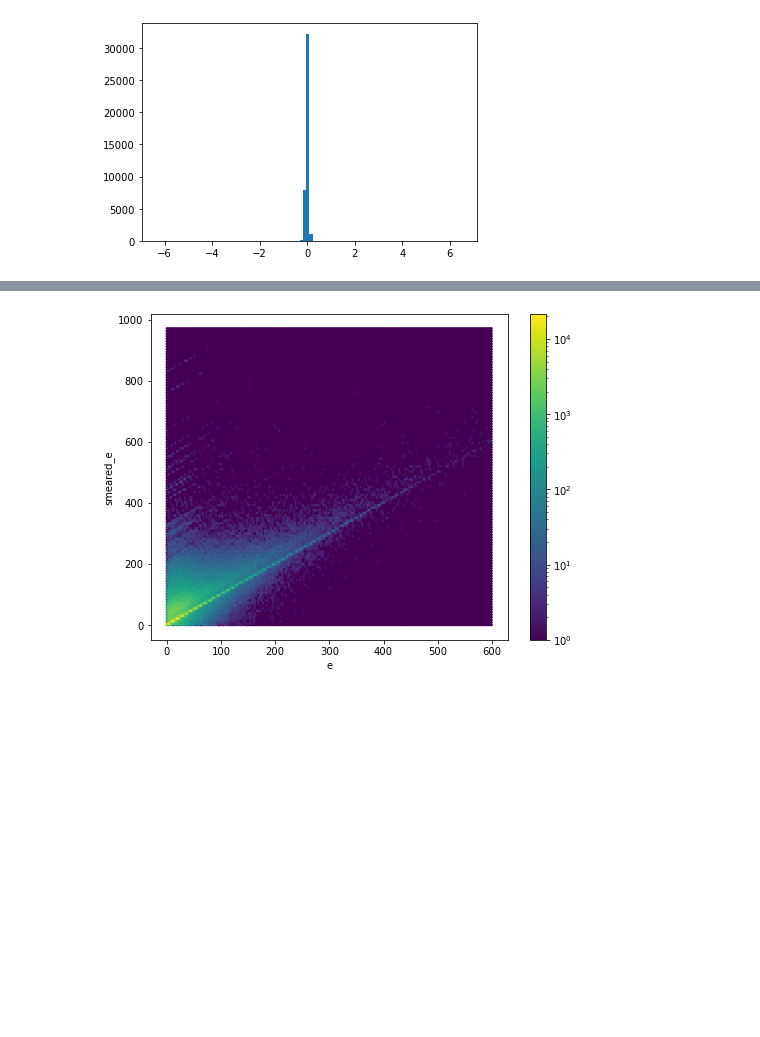
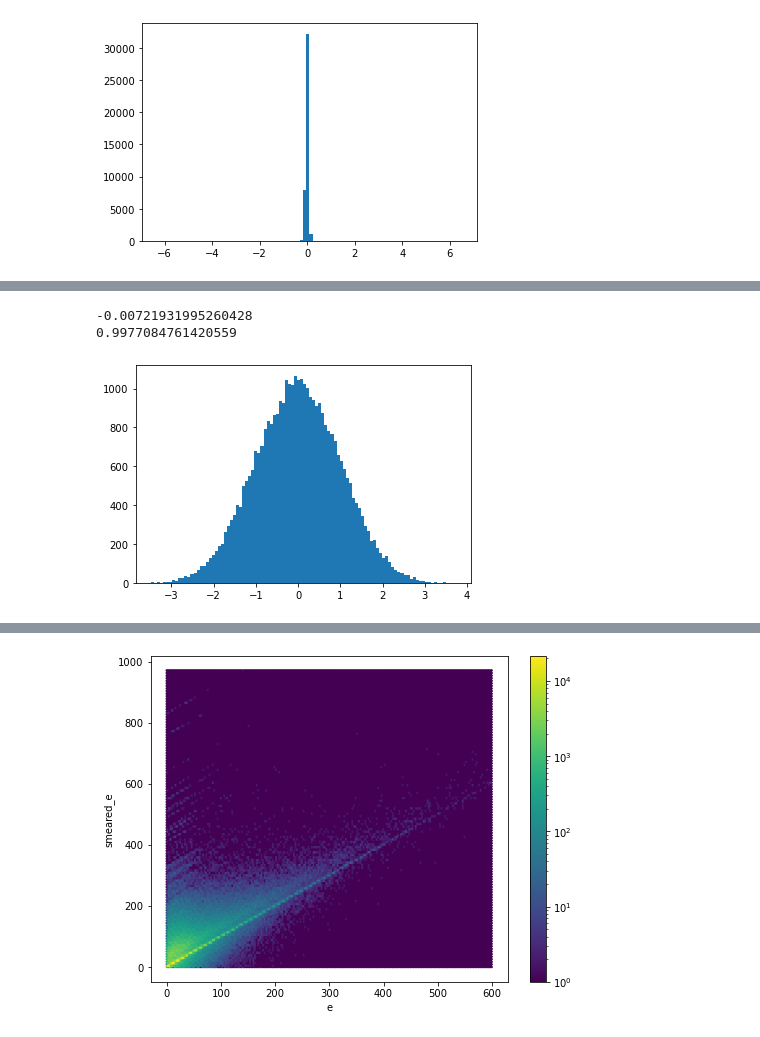
Before and after one commit to stanleyycheung/MSci-Project-HiggsTauTau, a Jupyter notebook: stanley/smearing.ipynb, the cells around one changed output, grey strips where cells are left out. Cells and saved outputs as stored; diff of their text form; code cells hidden in the pictures; blank space fills up the shorter version.

```diff
--- a/stanley/smearing.ipynb
+++ b/stanley/smearing.ipynb
@@ -254,0 +282,10 @@ plt.show()
+# %%
+theta_err = theta_dist-theta_dist_sample
+print(np.mean(theta_err))
+print(np.std(theta_err, ddof=1))
+plt.hist(theta_err, bins=100)
+plt.show()
+# %% [output]
+-0.00721931995260428
+0.9977084761420559
+[figure, added]
```
Also changed, not shown: parts of 8 cells of this notebook, 7 other files.
